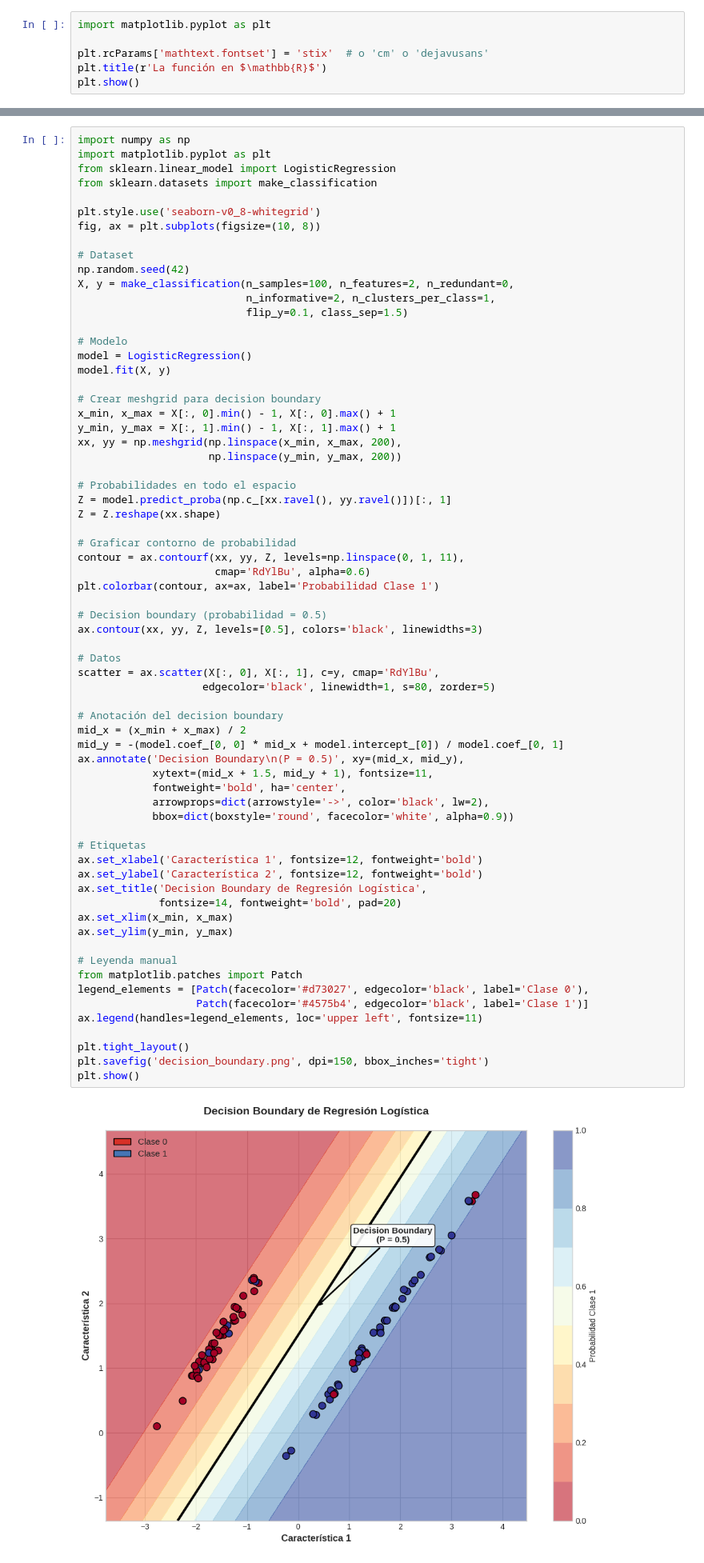
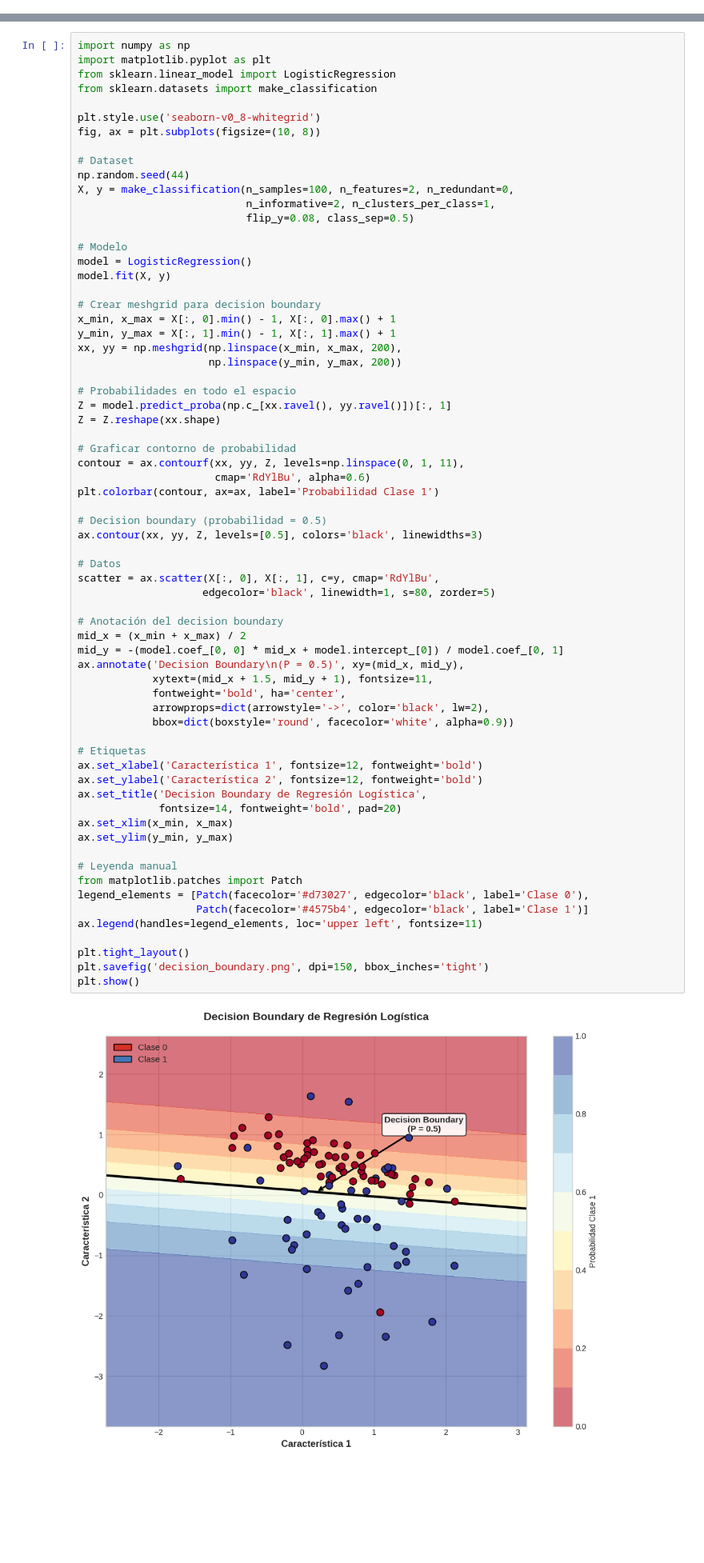
Before and after one commit to financieras/math_for_ai, a Jupyter notebook: estadistica/Regresion_Logistica_Como_la_Función_Sigmoide_Resuelve_la_Clasificacion_Binaria.ipynb, the cells around one changed output, grey strips where cells are left out. Shown: that part at 80% size. Saved outputs shown, nothing was run; the diff lists cells and outputs as text; blank space fills up the shorter version.

```diff
--- a/estadistica/Regresion_Logistica_Como_la_Función_Sigmoide_Resuelve_la_Clasificacion_Binaria.ipynb
+++ b/estadistica/Regresion_Logistica_Como_la_Función_Sigmoide_Resuelve_la_Clasificacion_Binaria.ipynb
@@ -166,6 +163,0 @@ Esta propiedad es perfecta para modelar probabilidades.
-# %%
-import matplotlib.pyplot as plt
-
-plt.rcParams['mathtext.fontset'] = 'stix'  # o 'cm' o 'dejavusans'
-plt.title(r'La función en $\mathbb{R}$')
-plt.show()
@@ -535,10 +529,10 @@ plt.style.use('seaborn-v0_8-whitegrid')
 fig, ax = plt.subplots(figsize=(10, 8))
 
 # Dataset
-np.random.seed(42)
+np.random.seed(44)
 X, y = make_classification(n_samples=100, n_features=2, n_redundant=0,
                            n_informative=2, n_clusters_per_class=1,
-                           flip_y=0.1, class_sep=1.5)
+                           flip_y=0.08, class_sep=0.5)
 
 # Modelo
 model = LogisticRegression()
@@ -566,34 +560,34 @@ ax.contour(xx, yy, Z, levels=[0.5], colors='black', linewidths=3)
 scatter = ax.scatter(X[:, 0], X[:, 1], c=y, cmap='RdYlBu',
                     edgecolor='black', linewidth=1, s=80, zorder=5)
 
 # Anotación del decision boundary
 mid_x = (x_min + x_max) / 2
 mid_y = -(model.coef_[0, 0] * mid_x + model.intercept_[0]) / model.coef_[0, 1]
 ax.annotate('Decision Boundary\n(P = 0.5)', xy=(mid_x, mid_y),
             xytext=(mid_x + 1.5, mid_y + 1), fontsize=11,
             fontweight='bold', ha='center',
             arrowprops=dict(arrowstyle='->', color='black', lw=2),
             bbox=dict(boxstyle='round', facecolor='white', alpha=0.9))
 
 # Etiquetas
 ax.set_xlabel('Característica 1', fontsize=12, fontweight='bold')
 ax.set_ylabel('Característica 2', fontsize=12, fontweight='bold')
 ax.set_title('Decision Boundary de Regresión Logística',
              fontsize=14, fontweight='bold', pad=20)
 ax.set_xlim(x_min, x_max)
 ax.set_ylim(y_min, y_max)
 
 # Leyenda manual
 from matplotlib.patches import Patch
 legend_elements = [Patch(facecolor='#d73027', edgecolor='black', label='Clase 0'),
                    Patch(facecolor='#4575b4', edgecolor='black', label='Clase 1')]
 ax.legend(handles=legend_elements, loc='upper left', fontsize=11)
 
 plt.tight_layout()
 plt.savefig('decision_boundary.png', dpi=150, bbox_inches='tight')
 plt.show()
 # %% [output]
-[figure, old version]
+[figure, new version]
 # %% [markdown]
 ---
 
```
Also changed, not shown: parts of 4 cells of this notebook.
